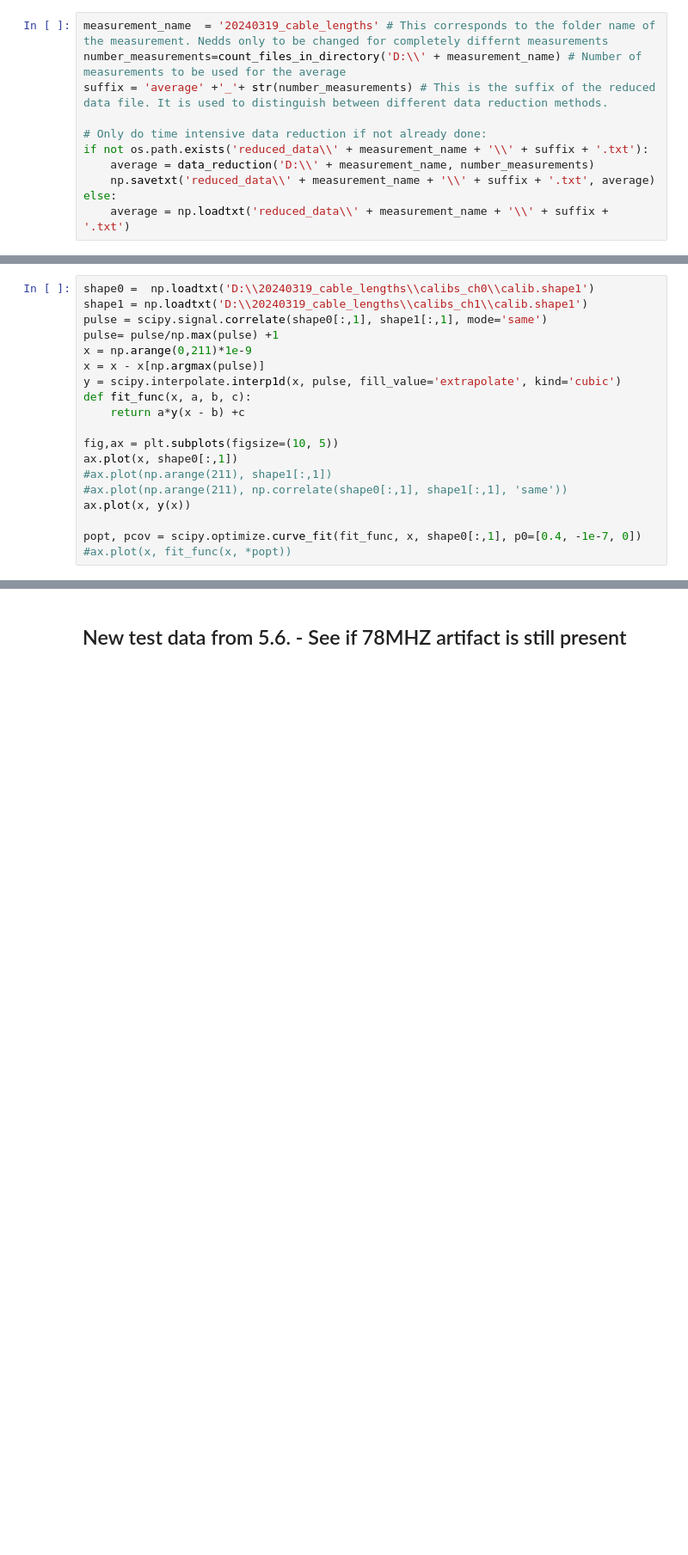
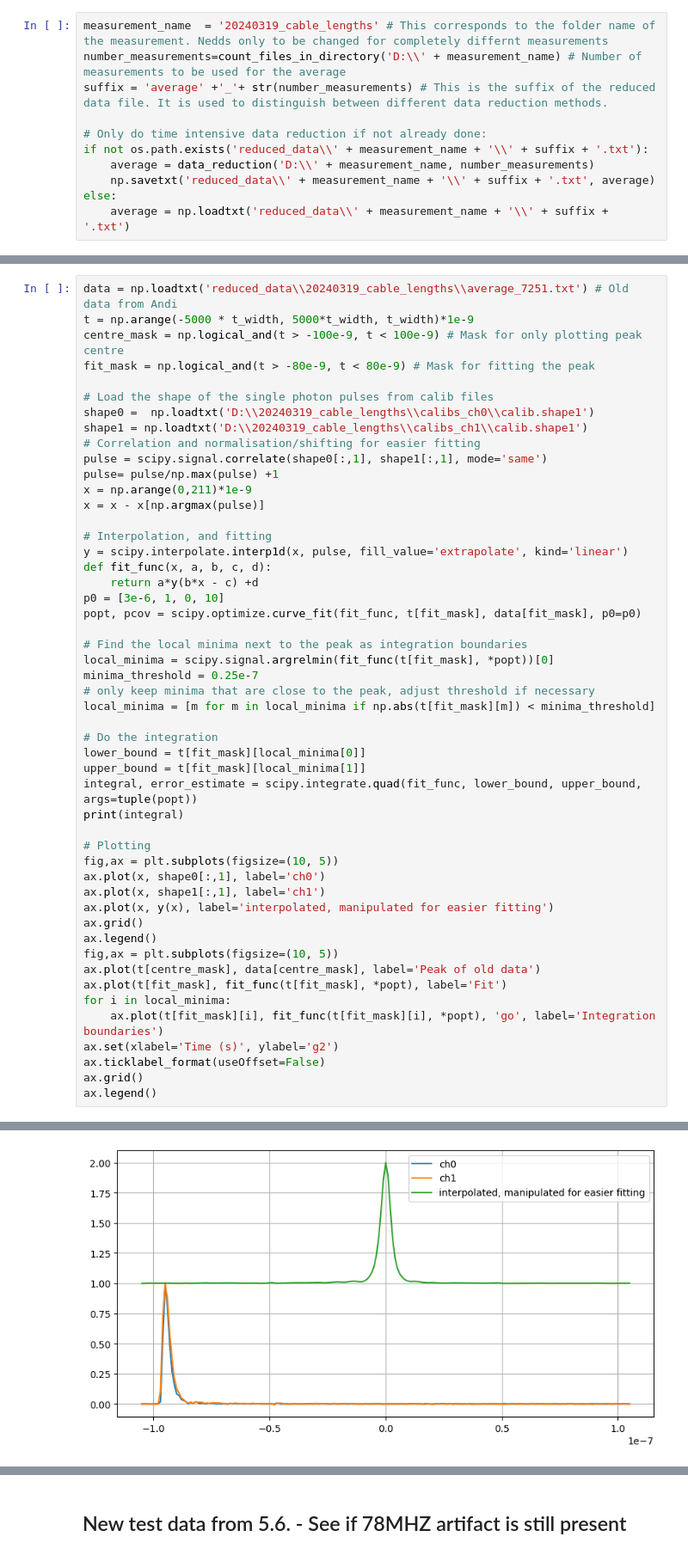
Before and after one commit to SteWey0/Bachelorarbeit, a Jupyter notebook: analysis_example.ipynb, the cells around one changed output, grey strips where cells are left out. Shown at 86% size. Cells and saved outputs as stored; diff of their text form; blank space fills up the shorter version.

```diff
--- a/analysis_example.ipynb
+++ b/analysis_example.ipynb
@@ -324,19 +278,0 @@ NameError: name 'fit_func' is not defined
-# %%
-shape0 =  np.loadtxt('D:\\20240319_cable_lengths\\calibs_ch0\\calib.shape1')
-shape1 = np.loadtxt('D:\\20240319_cable_lengths\\calibs_ch1\\calib.shape1')
-pulse = scipy.signal.correlate(shape0[:,1], shape1[:,1], mode='same')
-pulse= pulse/np.max(pulse) +1
-x = np.arange(0,211)*1e-9
-x = x - x[np.argmax(pulse)]
-y = scipy.interpolate.interp1d(x, pulse, fill_value='extrapolate', kind='cubic')
-def fit_func(x, a, b, c):
-    return a*y(x - b) +c
-
-fig,ax = plt.subplots(figsize=(10, 5))
-ax.plot(x, shape0[:,1])
-#ax.plot(np.arange(211), shape1[:,1])
-#ax.plot(np.arange(211), np.correlate(shape0[:,1], shape1[:,1], 'same'))
-ax.plot(x, y(x))
-
-popt, pcov = scipy.optimize.curve_fit(fit_func, x, shape0[:,1], p0=[0.4, -1e-7, 0])
-#ax.plot(x, fit_func(x, *popt))
@@ -345,0 +279,51 @@ RuntimeError: Optimal parameters not found: Number of calls to function has reac
+# %%
+data = np.loadtxt('reduced_data\\20240319_cable_lengths\\average_7251.txt') # Old data from Andi
+t = np.arange(-5000 * t_width, 5000*t_width, t_width)*1e-9
+centre_mask = np.logical_and(t > -100e-9, t < 100e-9) # Mask for only plotting peak centre
+fit_mask = np.logical_and(t > -80e-9, t < 80e-9) # Mask for fitting the peak
+
+# Load the shape of the single photon pulses from calib files
+shape0 =  np.loadtxt('D:\\20240319_cable_lengths\\calibs_ch0\\calib.shape1')
+shape1 = np.loadtxt('D:\\20240319_cable_lengths\\calibs_ch1\\calib.shape1')
+# Correlation and normalisation/shifting for easier fitting
+pulse = scipy.signal.correlate(shape0[:,1], shape1[:,1], mode='same')
+pulse= pulse/np.max(pulse) +1
+x = np.arange(0,211)*1e-9
+x = x - x[np.argmax(pulse)]
+
+# Interpolation, and fitting
+y = scipy.interpolate.interp1d(x, pulse, fill_value='extrapolate', kind='linear')
+def fit_func(x, a, b, c, d):
+    return a*y(b*x - c) +d
+p0 = [3e-6, 1, 0, 10]
+popt, pcov = scipy.optimize.curve_fit(fit_func, t[fit_mask], data[fit_mask], p0=p0)
+
+# Find the local minima next to the peak as integration boundaries
+local_minima = scipy.signal.argrelmin(fit_func(t[fit_mask], *popt))[0]
+minima_threshold = 0.25e-7
+# only keep minima that are close to the peak, adjust threshold if necessary
+local_minima = [m for m in local_minima if np.abs(t[fit_mask][m]) < minima_threshold]
+
+# Do the integration
+lower_bound = t[fit_mask][local_minima[0]]
+upper_bound = t[fit_mask][local_minima[1]]
+integral, error_estimate = scipy.integrate.quad(fit_func, lower_bound, upper_bound, args=tuple(popt))
+print(integral)
+
+# Plotting
+fig,ax = plt.subplots(figsize=(10, 5))
+ax.plot(x, shape0[:,1], label='ch0')
+ax.plot(x, shape1[:,1], label='ch1')
+ax.plot(x, y(x), label='interpolated, manipulated for easier fitting')
+ax.grid()
+ax.legend()
+fig,ax = plt.subplots(figsize=(10, 5))
+ax.plot(t[centre_mask], data[centre_mask], label='Peak of old data')
+ax.plot(t[fit_mask], fit_func(t[fit_mask], *popt), label='Fit')
+for i in local_minima:
+    ax.plot(t[fit_mask][i], fit_func(t[fit_mask][i], *popt), 'go', label='Integration boundaries')
+ax.set(xlabel='Time (s)', ylabel='g2')
+ax.ticklabel_format(useOffset=False)
+ax.grid()
+ax.legend()
+# %% [output]
@@ -345,0 +332 @@ RuntimeError: Optimal parameters not found: Number of calls to function has reac
+[figure, added]
```
Also changed, not shown: parts of 16 cells of this notebook.
